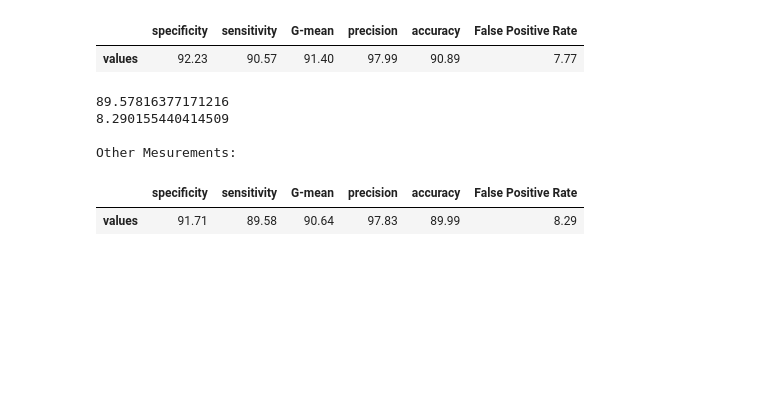
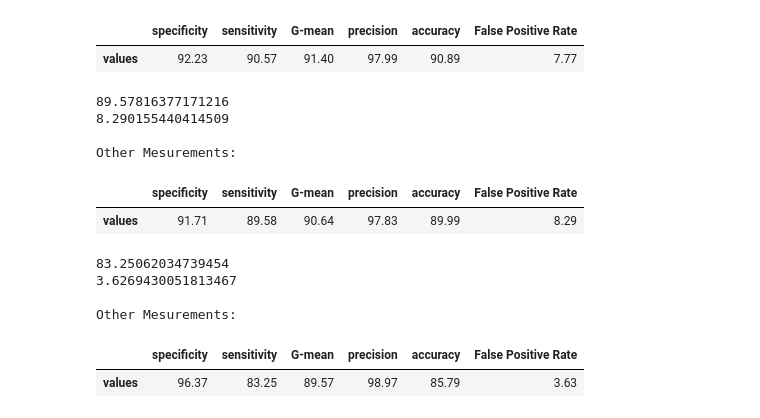
Before and after one commit to AndreasP-92/ai-mandatory-I, a Jupyter notebook: main.ipynb, the cells around one changed output. Saved outputs shown, nothing was run; the diff lists cells and outputs as text; code cells hidden in the pictures; blank space fills up the shorter version.

```diff
--- a/main.ipynb
+++ b/main.ipynb
@@ -919,3 +919,26 @@ metrics
 Other Mesurements:
 |  | specificity | sensitivity | G-mean | precision | accuracy | False Positive Rate |
 | values | 91.71 | 89.58 | 90.64 | 97.83 | 89.99 | 8.29 |
+# %%
+penalty = {
+    0: 12,
+    1: 1
+}
+
+rf = RandomForestClassifier(random_state=1,class_weight=penalty)
+kf = KFold(features.shape[0],shuffle=True,random_state=1)
+feature_0 = features[['last_fico_range_low']]
+
+predictions = cross_val_predict(rf, feature_0,target,cv=kf)
+
+
+# Let's compute performance:
+metrics = compute_metrics(predictions)
+metrics
+# %% [output]
+83.25062034739454
+3.6269430051813467
+
+Other Mesurements:
+|  | specificity | sensitivity | G-mean | precision | accuracy | False Positive Rate |
+| values | 96.37 | 83.25 | 89.57 | 98.97 | 85.79 | 3.63 |
```
Also changed, not shown: parts of 4 cells of this notebook.
